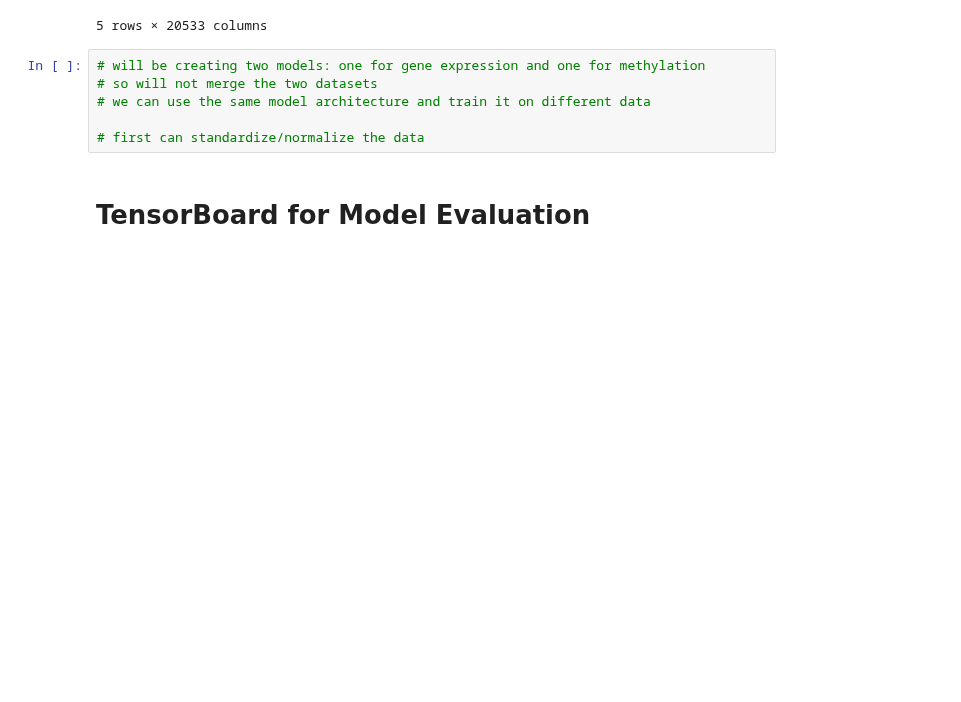
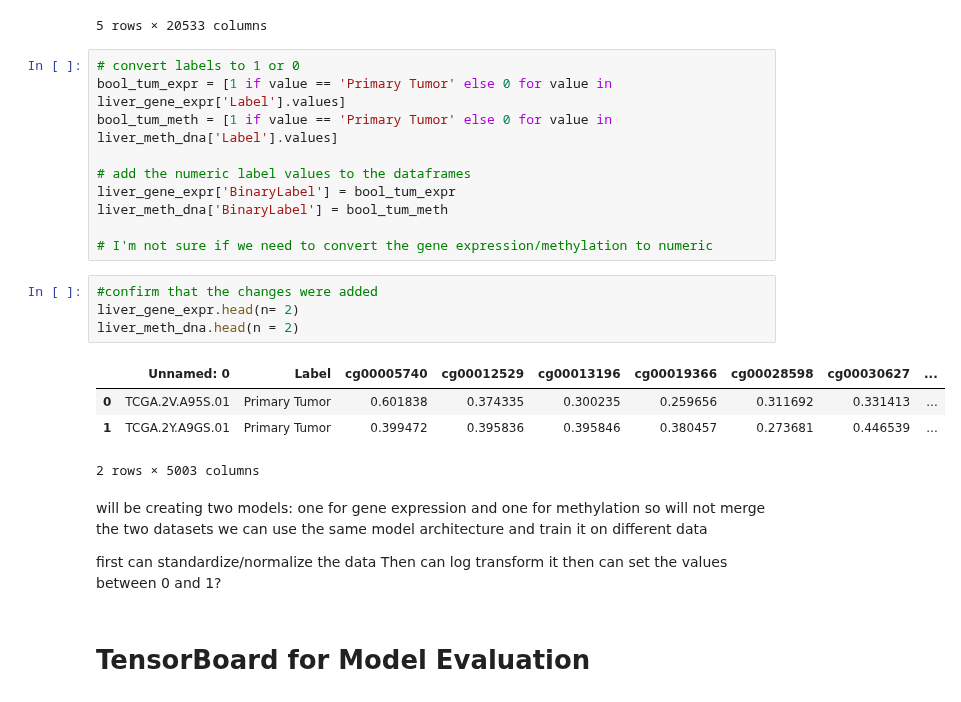
Before and after one commit to blid11/Group9, a Jupyter notebook: Copy_of_G9_PartC.ipynb, the cells around one changed output. Drawn from its saved outputs; the diff is of its cells as text; blank space fills up the shorter version.

Commit message:
Converted labels to binary values

```diff
--- a/Copy_of_G9_PartC.ipynb
+++ b/Copy_of_G9_PartC.ipynb
@@ -71,12 +71,33 @@ liver_gene_expr.head(n= 5)
 | 3 | TCGA.2Y.A9GU.01 | Primary Tumor | 0.0 | 5.7222 | 5.1216 | 61.6679 | 1186.9807 | 0.0 | ... |
 | 4 | TCGA.2Y.A9GV.01 | Primary Tumor | 0.0 | 11.4975 | 5.4230 | 104.4670 | 878.1726 | 0.0 | ... |
 5 rows × 20533 columns
-# %%
-# will be creating two models: one for gene expression and one for methylation
-# so will not merge the two datasets
-# we can use the same model architecture and train it on different data
-
-# first can standardize/normalize the data
+# %%
+# convert labels to 1 or 0
+bool_tum_expr = [1 if value == 'Primary Tumor' else 0 for value in liver_gene_expr['Label'].values]
+bool_tum_meth = [1 if value == 'Primary Tumor' else 0 for value in liver_meth_dna['Label'].values]
+
+# add the numeric label values to the dataframes
+liver_gene_expr['BinaryLabel'] = bool_tum_expr
+liver_meth_dna['BinaryLabel'] = bool_tum_meth
+
+# I'm not sure if we need to convert the gene expression/methylation to numeric
+# %%
+#confirm that the changes were added
+liver_gene_expr.head(n= 2)
+liver_meth_dna.head(n = 2)
+# %% [output]
+|  | Unnamed: 0 | Label | cg00005740 | cg00012529 | cg00013196 | cg00019366 | cg00028598 | cg00030627 | ... |
+| 0 | TCGA.2V.A95S.01 | Primary Tumor | 0.601838 | 0.374335 | 0.300235 | 0.259656 | 0.311692 | 0.331413 | ... |
+| 1 | TCGA.2Y.A9GS.01 | Primary Tumor | 0.399472 | 0.395836 | 0.395846 | 0.380457 | 0.273681 | 0.446539 | ... |
+2 rows × 5003 columns
+# %% [markdown]
+will be creating two models: one for gene expression and one for methylation
+so will not merge the two datasets
+we can use the same model architecture and train it on different data
+
+first can standardize/normalize the data
+Then can log transform it
+then can set the values between 0 and 1?
 # %% [markdown]
 # TensorBoard for Model Evaluation
 # %%
```
